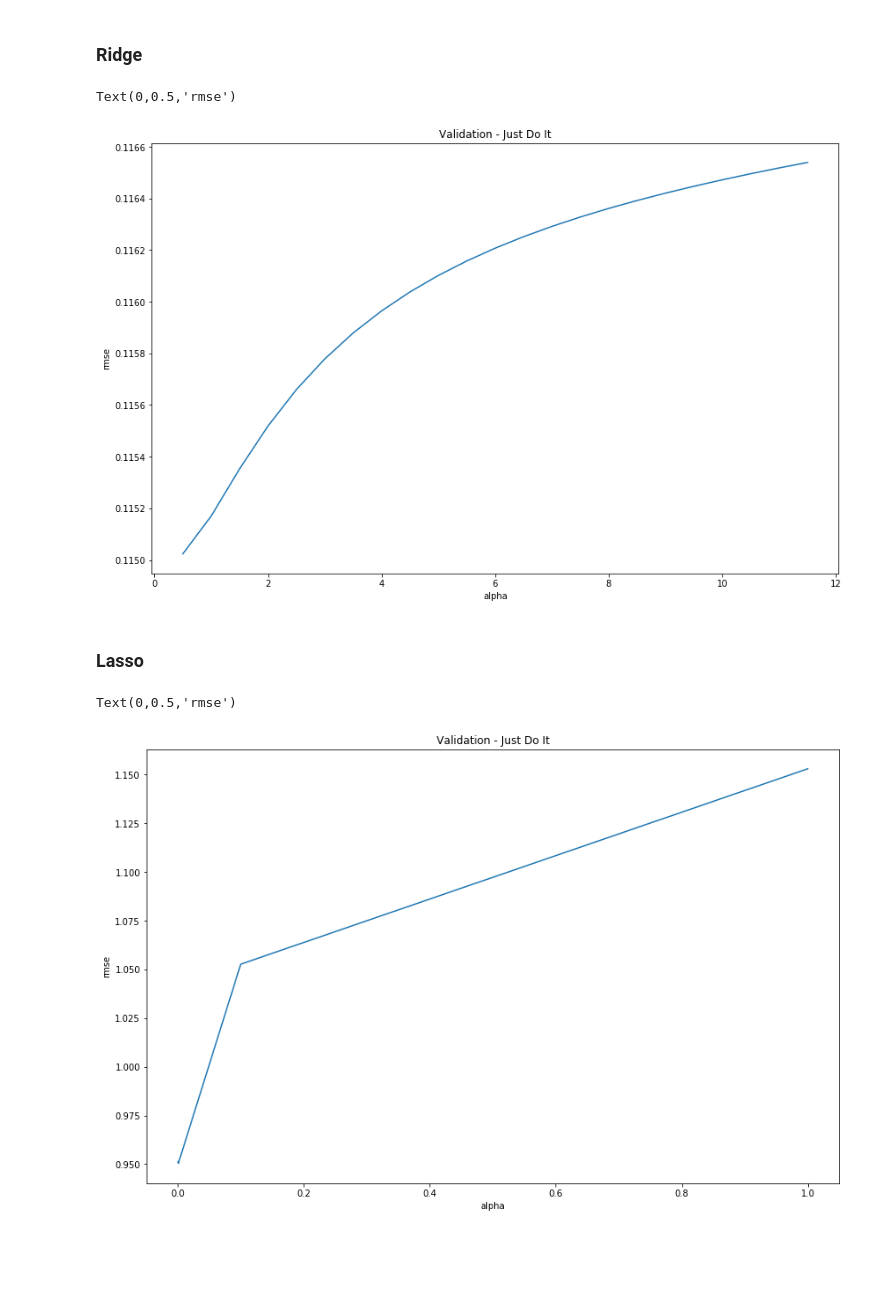
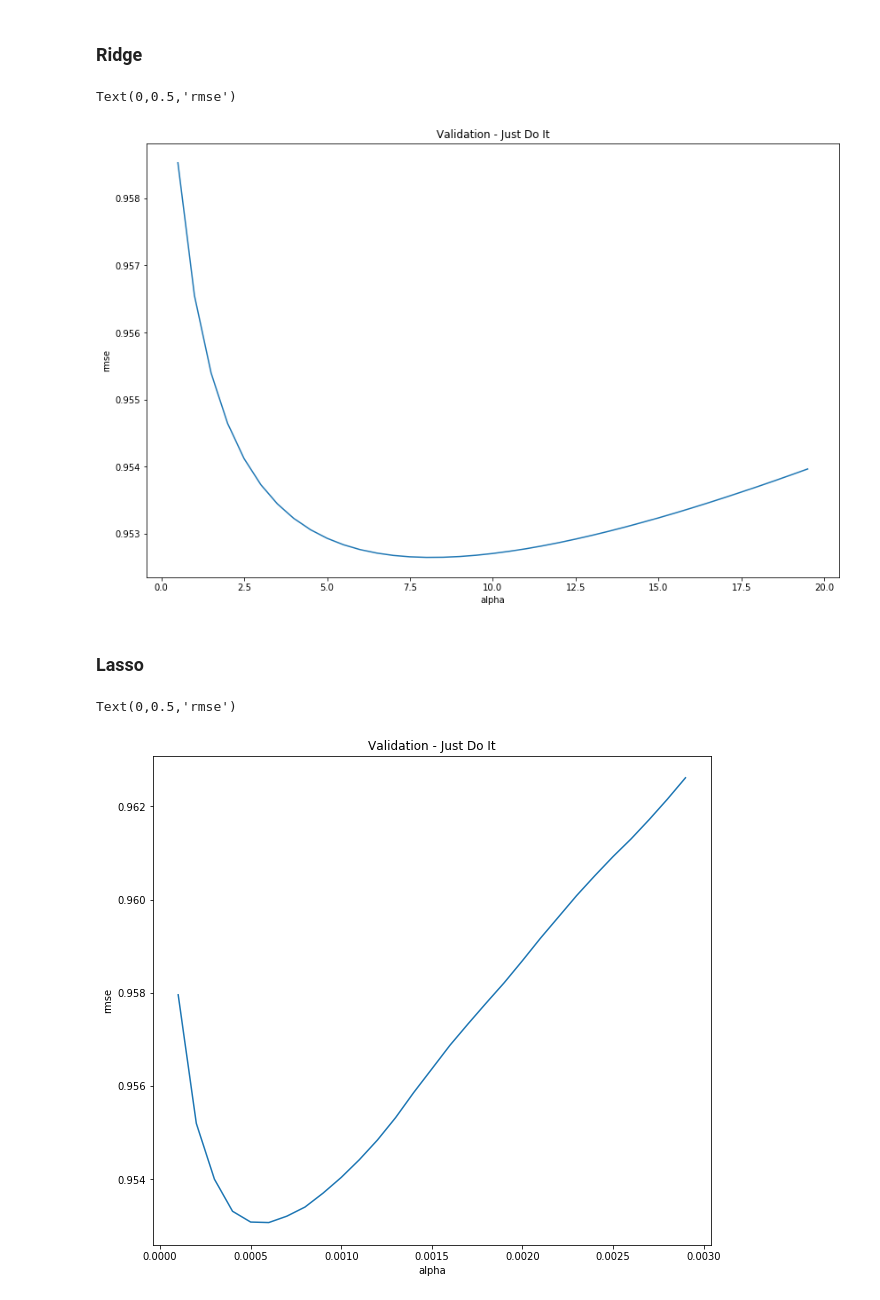
Before and after one commit to diogoflorencio/machine-learning, a Jupyter notebook: lab3/Previsão de Votação de Deputados.ipynb, the cells around one changed output. Saved outputs shown, nothing was run; the diff lists cells and outputs as text; code cells hidden in the pictures; blank space fills up the shorter version.

```diff
--- a/lab3/Previsão de Votação de Deputados.ipynb
+++ b/lab3/Previsão de Votação de Deputados.ipynb
@@ -64,10 +46,7 @@ array([[<matplotlib.axes._subplots.AxesSubplot object at 0x...>,
 Todos os atributos numéricos possuem viés para direita, neste caso é preciso normalizar-los. Atributos irrelevantes como `sequencial_candidato` e `nome` podem ser removidos. Valores faltantes foram substituídos pela média do respectivo atributo. Os dados de treino e validação foram divididos de acordo com o ano, 2006 treino e 2010 validação.
 # %%
 #removendo variáveis irrelevantes
-#points = points.drop(columns=['sequencial_candidato', 'nome'])
-
-#selecionando atributos numéricos
-numeric_feats = points.dtypes[points.dtypes != "object"].index
+points = points.drop(columns=['sequencial_candidato', 'nome', 'media_receita', 'media_despesa'])
 
 #calculando skew
 # skewed_feats = points[numeric_feats].apply(lambda x: skew(x.dropna())) #compute skewness
@@ -77,23 +56,20 @@ numeric_feats = points.dtypes[points.dtypes != "object"].index
 #filling NA's with the mean of the column:
 points = points.fillna(points.mean())
 
+#selecionando atributos numéricos
+numeric_feats = points.dtypes[points.dtypes != "object"].index
+
 #normalizando atributos numéricos exceto ano
 points[numeric_feats[1 :]] = np.log1p(points[numeric_feats[1:]])
 
+#convertendo variáveis categóricas em dummy
+points = pd.get_dummies(points)
+
 #particionando os dados
-train = points.loc[:,:'ocupacao'].loc[points['ano'] == 2010]
-y_train = points.loc[:,'votos':].loc[points['ano'] == 2010]
-validation = points.loc[:,:'ocupacao'].loc[points['ano'] == 2006]
-y_validation = points.loc[:,'votos':].loc[points['ano'] == 2006]
+from sklearn.model_selection import train_test_split
+Y = points.loc[:,'votos']
+X = points.drop(columns=['votos'])
 
-from sklearn.model_selection import train_test_split
-entrada = points.loc[:,:'ocupacao']
-saida = points.loc[:,'votos':]
-x_treino, x_teste, y_treino, y_teste = train_test_split(entrada, saida)
-
-x_treino = pd.get_dummies(x_treino)
-
-#convertendo variáveis categóricas em dummy
-train = pd.get_dummies(train)
-validation = pd.get_dummies(validation)
+#seleção aleatória de ..
+train, validation, y_train, y_validation = train_test_split(X, Y)
 # %% [markdown]
@@ -101,7 +77,7 @@ Função para calcular o rmse da validação cruzada
 # %%
 from sklearn.model_selection import cross_val_score
 def rmse_cv(model):
-    rmse= np.sqrt(-cross_val_score(model, x_treino, y_treino, scoring="neg_mean_squared_error", cv=5))
+    rmse= np.sqrt(-cross_val_score(model, train, y_train, scoring="neg_mean_squared_error", cv=5))
     return(rmse)
 # %% [markdown]
 ### Regressão Linear Múltipla
@@ -117,7 +92,7 @@ mean_squared_error(y_train, reg_linear.predict(train))
 ### Ridge
 # %%
 from sklearn.linear_model import Ridge
-alphas_ridge = np.arange(0.5,12,0.5).tolist()
+alphas_ridge = np.arange(0.5,20,0.5).tolist()
 cv_ridge = [rmse_cv(Ridge(alpha = alpha)).mean()
             for alpha in alphas_ridge]
 cv_ridge = pd.Series(cv_ridge, index = alphas_ridge)
@@ -126,23 +101,24 @@ plt.xlabel("alpha")
 plt.ylabel("rmse")
 # %% [output]
 Text(0,0.5,'rmse')
-[figure, old version]
+[figure, new version]
 # %% [markdown]
 ### Lasso
 # %%
 from sklearn.linear_model import Lasso
-alphas_lasso = [1, 0.1, 0.001, 0.0005]
+alphas_lasso = np.arange(0.0001,0.003,0.0001).tolist()
 
-cv_lasso = [rmse_cv(Lasso(alpha = alpha)).mean()
+cv_lasso = [rmse_cv(Lasso(alpha = alpha, max_iter=8000)).mean()
             for alpha in alphas_lasso]
 
+matplotlib.rcParams['figure.figsize'] = (10.0, 9.0)
 cv_lasso = pd.Series(cv_lasso, index = alphas_lasso)
 cv_lasso.plot(title = "Validation - Just Do It")
 plt.xlabel("alpha")
 plt.ylabel("rmse")
 # %% [output]
 Text(0,0.5,'rmse')
-[figure, old version]
+[figure, new version]
 # %%
 from sklearn.svm import SVR
 model_svr = SVR()
```
Also changed, not shown: parts of 9 cells of this notebook, 1 other file.
